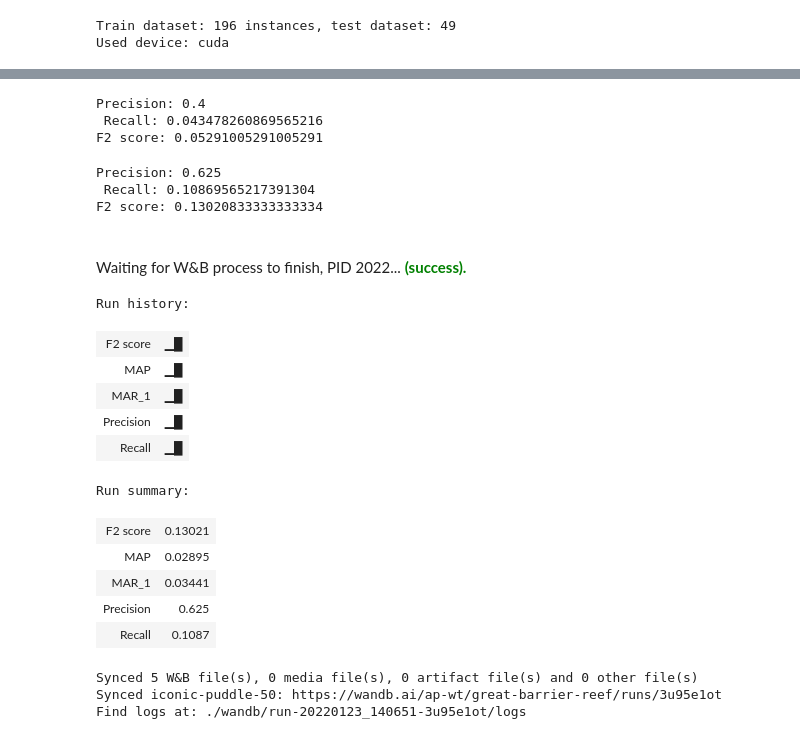
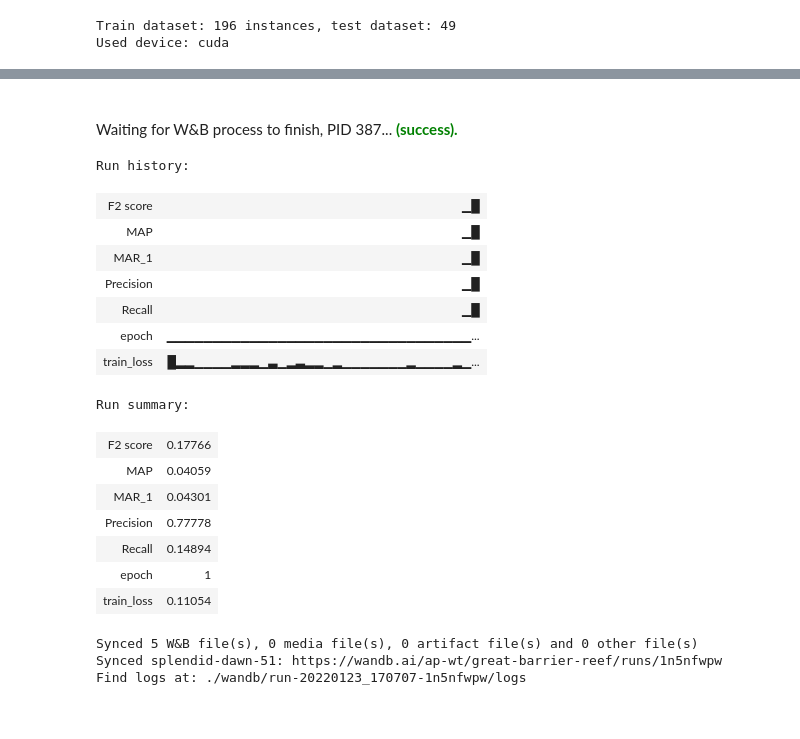
Before and after one commit to wtaisner/tensorflow-great-barrier-reef, a Jupyter notebook: FastRCNN.ipynb, the cells around one changed output, grey strips where cells are left out. Saved outputs shown, nothing was run; the diff lists cells and outputs as text; code cells hidden in the pictures.

```diff
--- a/FastRCNN.ipynb
+++ b/FastRCNN.ipynb
@@ -292,7 +318,7 @@ Syncing run iconic-puddle-50 to Weights & Biases (docs).
 # https://github.com/pytorch/vision/blob/main/references/detection/engine.py probably see training and eval loops here
 
 
-wandb.watch(model, log="all")
+wandb.watch(model, log="all", log_freq = 50)
 
 for e in tqdm(range(wandb.config['epochs'])):
     print('\n')
@@ -311,6 +337,10 @@ for e in tqdm(range(wandb.config['epochs'])):
         optimizer.zero_grad()
         loss.backward()
         optimizer.step()
+
+        if idx % 50 == 0:
+            wandb.log({"epoch":e, "train_loss":loss})
+
     lr_scheduler.step()
 
     model.eval()
@@ -332,54 +362,52 @@ for e in tqdm(range(wandb.config['epochs'])):
 
             gt_boxes[idx] = [d['boxes'].tolist()[0] for d in targets]
             tmp_pred_boxes = {'boxes': [], "scores": []}
             for d in outputs:
                 try:
                     tmp_pred_boxes['boxes'].append(d['boxes'].tolist()[0])
                     tmp_pred_boxes['scores'].append(d['scores'].tolist()[0])
                 except:
                     continue
             pred_boxes[idx] = tmp_pred_boxes
 
         tmp = {}
         for idx, (gt, prd) in enumerate(zip(gt_boxes.values(), pred_boxes.values())):
             res = get_single_image_results(gt, prd['boxes'], 0.5)
             tmp[idx] = res
         precision, recall = calc_precision_recall(tmp)
         F2 = (5 * precision * recall)/(4 * precision + recall)
 
 
         wandb.log({'MAP':metrics['map'],
                    'MAR_1':metrics['mar_1'],
                    'Precision': precision,
                    'Recall': recall,
                    'F2 score': F2})
 
 
 
     lr_scheduler.step()
 wandb.finish()
 # %% [output]
+Waiting for W&B process to finish, PID 387... (success).
-Precision: 0.4
- Recall: 0.043478260869565216
-F2 score: 0.05291005291005291
+Run history:
+| F2 score | ▁█ |
+| MAP | ▁█ |
+| MAR_1 | ▁█ |
+| Precision | ▁█ |
+| Recall | ▁█ |
+| epoch | ▁▁▁▁▁▁▁▁▁▁▁▁▁▁▁▁▁▁▁▁▁▁▁▁▁▁▁▁▁▁▁▁▁... |
+| train_loss | █▂▂▁▁▁▁▂▂▂▁▃▁▂▃▂▂▁▂▁▁▁▁▁▁▁▂▁▁▁▁▂▁... |
-Precision: 0.625
- Recall: 0.10869565217391304
-F2 score: 0.13020833333333334
+Run summary:
-Waiting for W&B process to finish, PID 2022... (success).
+| F2 score | 0.17766 |
+| MAP | 0.04059 |
+| MAR_1 | 0.04301 |
+| Precision | 0.77778 |
+| Recall | 0.14894 |
+| epoch | 1 |
+| train_loss | 0.11054 |
-Run history:
+Synced 5 W&B file(s), 0 media file(s), 0 artifact file(s) and 0 other file(s)
+Synced splendid-dawn-51: https://wandb.ai/ap-wt/great-barrier-reef/runs/1n5nfwpw
+Find logs at: ./wandb/run-20220123_170707-1n5nfwpw/logs
-| F2 score | ▁█ |
-| MAP | ▁█ |
-| MAR_1 | ▁█ |
-| Precision | ▁█ |
-| Recall | ▁█ |
-Run summary:
-| F2 score | 0.13021 |
-| MAP | 0.02895 |
-| MAR_1 | 0.03441 |
-| Precision | 0.625 |
-| Recall | 0.1087 |
-Synced 5 W&B file(s), 0 media file(s), 0 artifact file(s) and 0 other file(s)
-Synced iconic-puddle-50: https://wandb.ai/ap-wt/great-barrier-reef/runs/3u95e1ot
-Find logs at: ./wandb/run-20220123_140651-3u95e1ot/logs
 # %%
 # torch.save(model.state_dict(), 'models/FastRCNN.pt')
```
Also changed, not shown: parts of 4 cells of this notebook.
